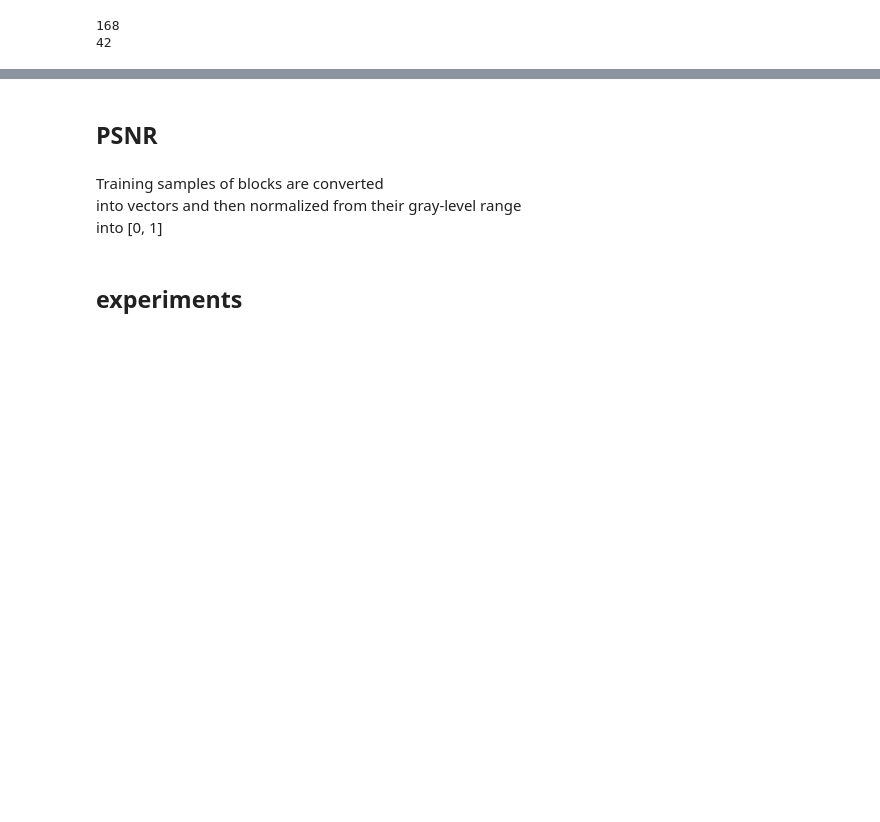
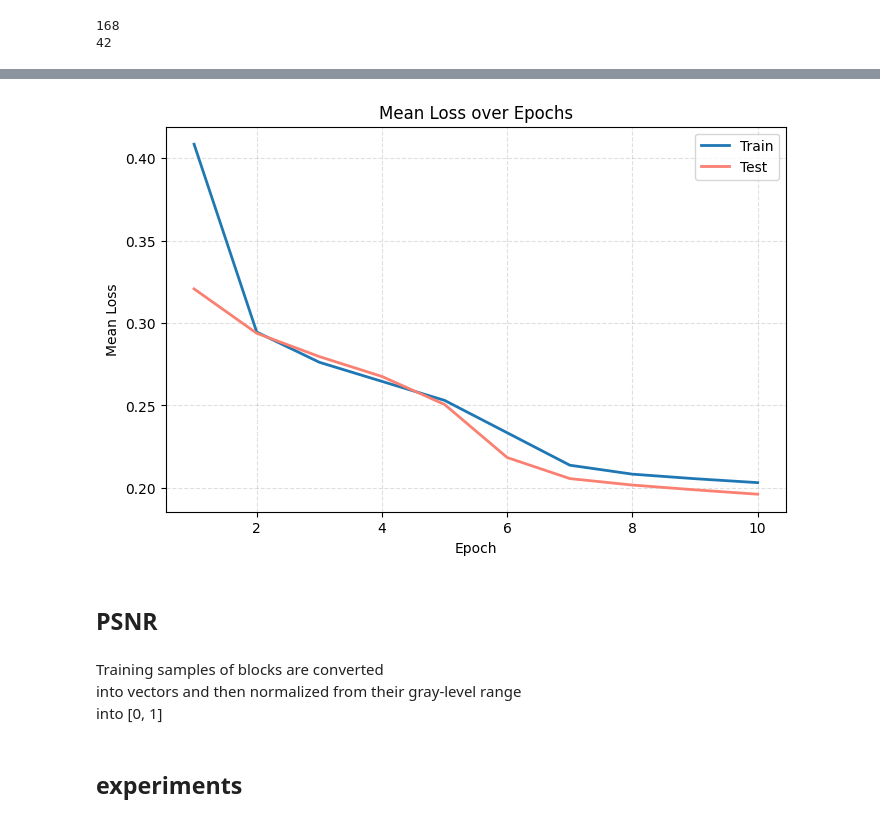
Before and after one commit to Mahan-M47/Multi-Layer-Perceptron-with-NumPy, a Jupyter notebook: mlp.ipynb, the cells around one changed output, grey strips where cells are left out. Drawn from its saved outputs; the diff is of its cells as text; code cells hidden in the pictures; blank space fills up the shorter version.

```diff
--- a/mlp.ipynb
+++ b/mlp.ipynb
@@ -432,11 +413,11 @@ print(len(X_test))
 # %%
 model = MLP(
     layer_sizes=[7, 16, 32, 16, 8, 3],
-    activations=[ReLU, ReLU, ReLU, ReLU, Softmax],
-    loss="cross_entropy",
+    activations=[ReLU(), ReLU(), ReLU(), Sigmoid()],
+    loss="mse",
     lr=0.001,
-    momentum=0,
-    weights_type="kaiming"
+    momentum=0.5,
+    weight_type="kaiming-uniform"
 )
 
 print(model)
@@ -455,4 +437,4 @@ Weight Initialization Type: kaiming
 # %%
-model.train(X_train, y_train, epochs=100, print_interval=10, batch_size=10,
+model.train(X_train, y_train, epochs=10, print_interval=2, batch_size=10,
             test_model=True, X_test=X_test, Y_test=y_test)
 # %% [output]
@@ -469,5 +446,7 @@ Epoch  100,   Train Loss: 0.288555,   Test Loss: 0.241091
 # %%
-plot_loss(model.train_loss_list, model.test_loss_list)
+plot_metric_over_epoch(model.train_loss_list, model.test_loss_list)
+# %% [output]
+[figure, added]
 # %%
 v = model.forward(X[130])
 print(v)
```
Also changed, not shown: parts of 4 cells of this notebook, 1 other file.
